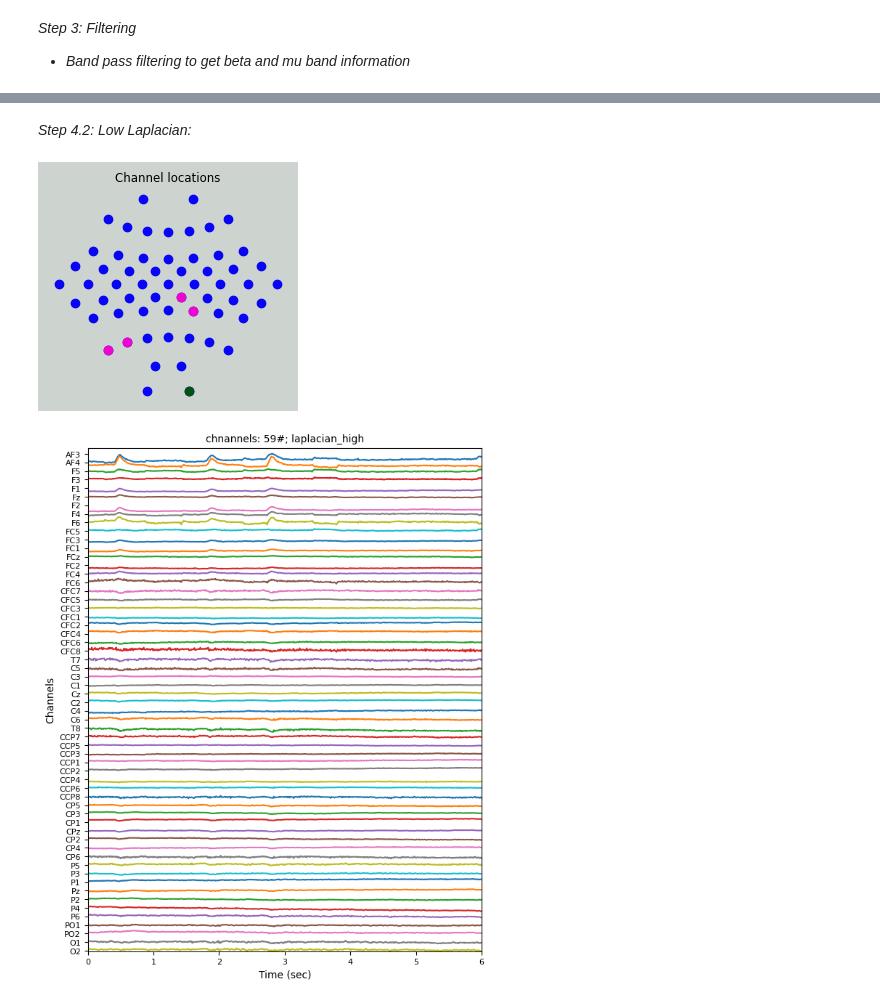
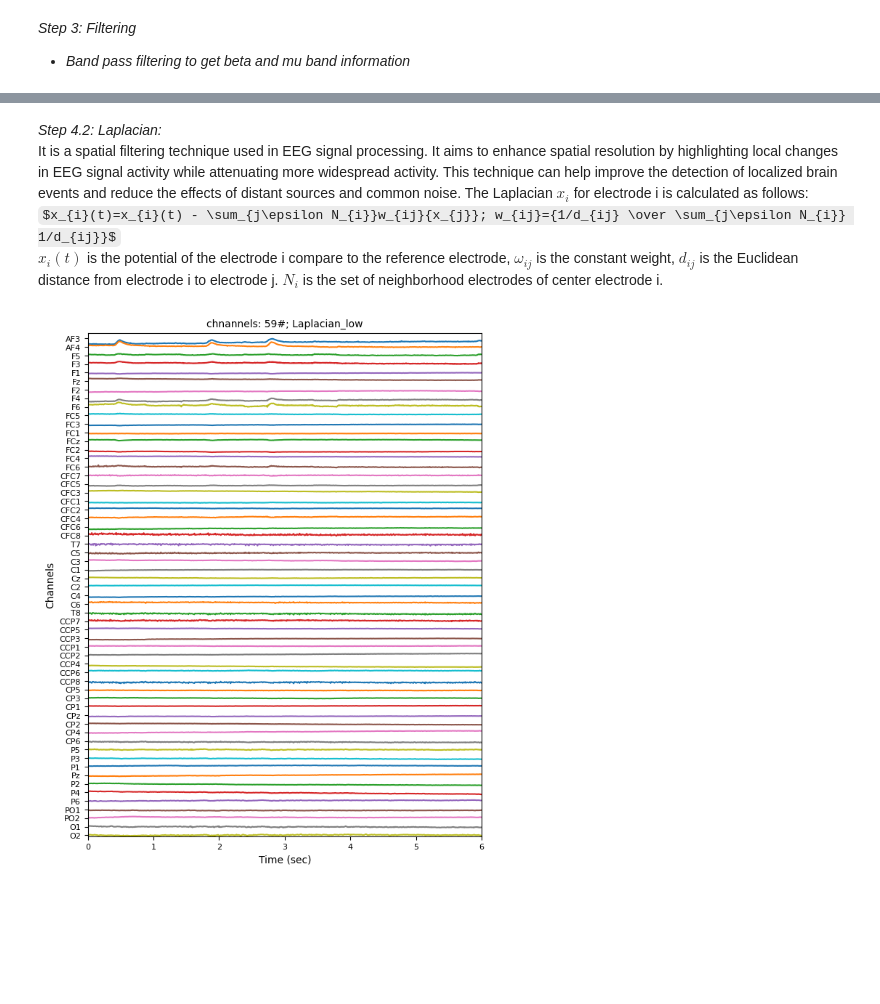
Before and after one commit to RezaSaadatyar/Motor-imagery-based-EEG-signal-processing, a Jupyter notebook: Code/App1.ipynb, the cells around one changed output, grey strips where cells are left out. Cells and saved outputs as stored; diff of their text form; code cells hidden in the pictures; some formulas as TeX source; blank space fills up the shorter version.

```diff
--- a/Code/App1.ipynb
+++ b/Code/App1.ipynb
@@ -243,2 +322,0 @@ plot_data(data_car, Fs, channels, first_point=0, last_point=600, normalize_data=
-# %% [markdown]
-*Step 4.2: Low Laplacian:*
@@ -316,8 +323,11 @@ def laplacian(data, x_pos, y_pos, type_laplacian='low', display_figure='on'):
+# %% [markdown]
+*Step 4.2: Laplacian:*<br/>
+It  is a spatial filtering technique used in EEG signal processing. It aims to enhance spatial resolution by highlighting local changes in EEG signal activity while attenuating more widespread activity. This technique can help improve the detection of localized brain events and reduce the effects of distant sources and common noise. The Laplacian $x_{i}$ for electrode i is calculated as follows:<br/>
+$x_{i}(t)=x_{i}(t) - \sum_{j\epsilon N_{i}}w_{ij}{x_{j}}; w_{ij}={1/d_{ij} \over \sum_{j\epsilon N_{i}} 1/d_{ij}}$<br/>
+$x_{i}(t)$ is the potential of the electrode i compare to the reference electrode, $ω_{ij}$ is the constant weight, $d_{ij}$ is the Euclidean distance from electrode i to electrode j. $N_{i}$ is the set of neighborhood electrodes of center electrode i.
 # %%
-type_laplacian='high'
+type_laplacian='low'
 data_laplacian = laplacian(data, x_pos, y_pos, type_laplacian, display_figure='on')
-plot_data(data_laplacian, Fs, channels, first_point=0, last_point=600, normalize_data='off',val_ylim=120, size_fig=(7,9),
-        title=f"laplacian_{type_laplacian}")
+plot_data(data_laplacian, Fs, channels, first_point=0, last_point=600, normalize_data='off',val_ylim=150, size_fig=(7,9),title= f"Laplacian_{type_laplacian}")
 # %% [output]
-[figure, old version]
+[figure, new version]
-[figure, removed]
```
Also changed, not shown: parts of 5 cells of this notebook.
